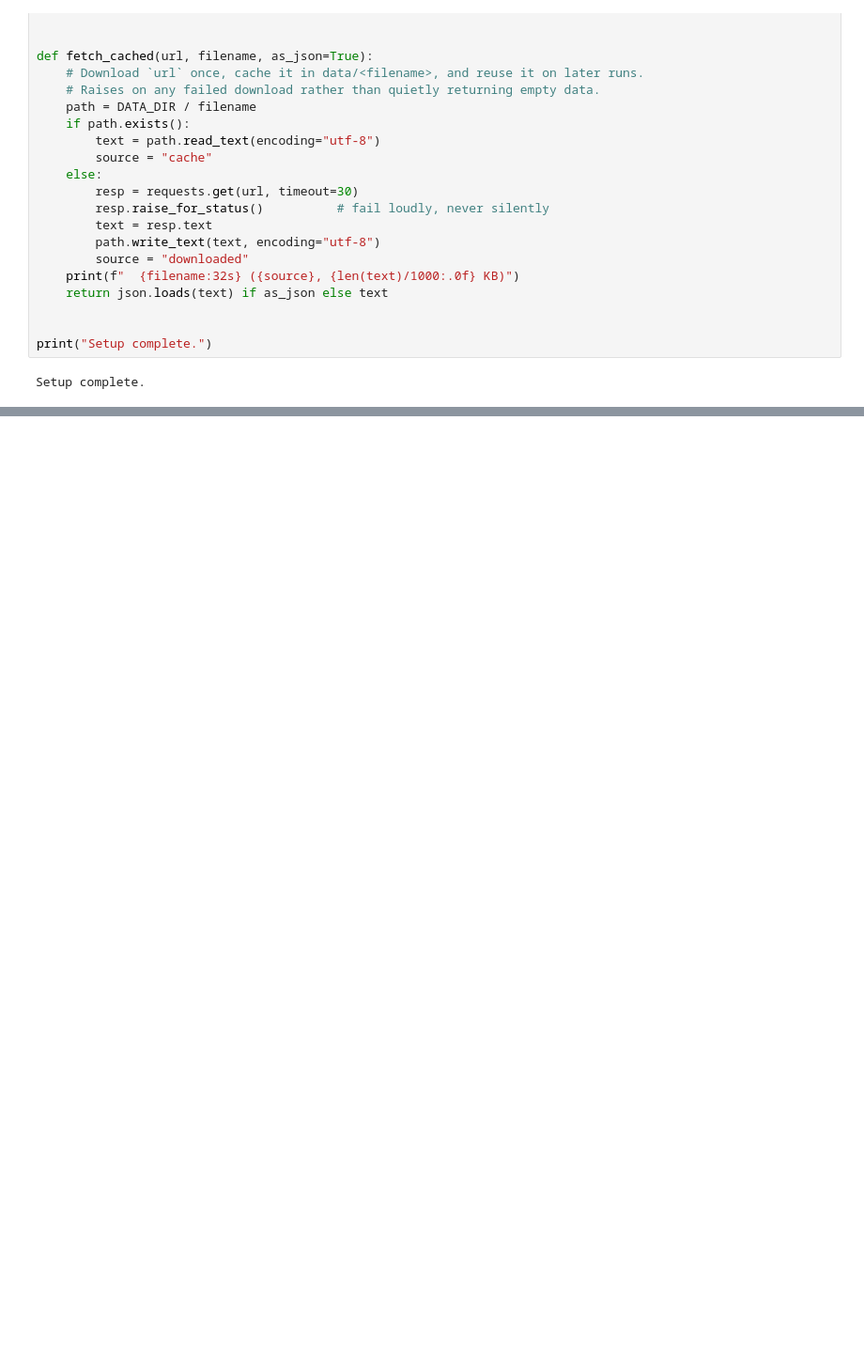
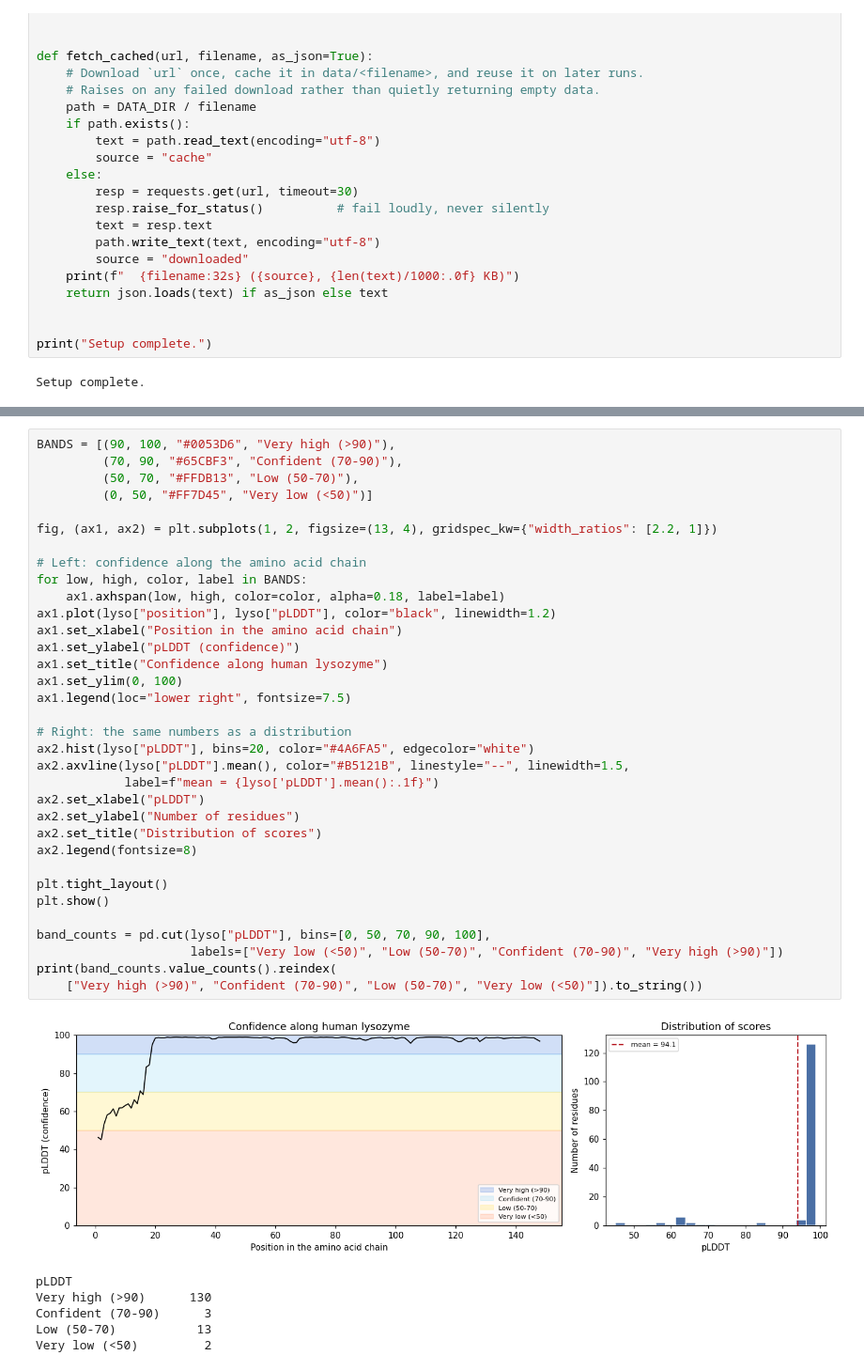
Before and after one commit to legpt/alphafold-confidence-project, a Jupyter notebook: amino_acid_chemistry_confidence.ipynb, the cells around one changed output, grey strips where cells are left out. Shown at 94% size. Cells and saved outputs as stored; diff of their text form; blank space fills up the shorter version.

```diff
--- a/amino_acid_chemistry_confidence.ipynb
+++ b/amino_acid_chemistry_confidence.ipynb
@@ -116,0 +212,41 @@ Setup complete.
+# %%
+BANDS = [(90, 100, "#0053D6", "Very high (>90)"),
+         (70, 90, "#65CBF3", "Confident (70-90)"),
+         (50, 70, "#FFDB13", "Low (50-70)"),
+         (0, 50, "#FF7D45", "Very low (<50)")]
+
+fig, (ax1, ax2) = plt.subplots(1, 2, figsize=(13, 4), gridspec_kw={"width_ratios": [2.2, 1]})
+
+# Left: confidence along the amino acid chain
+for low, high, color, label in BANDS:
+    ax1.axhspan(low, high, color=color, alpha=0.18, label=label)
+ax1.plot(lyso["position"], lyso["pLDDT"], color="black", linewidth=1.2)
+ax1.set_xlabel("Position in the amino acid chain")
+ax1.set_ylabel("pLDDT (confidence)")
+ax1.set_title("Confidence along human lysozyme")
+ax1.set_ylim(0, 100)
+ax1.legend(loc="lower right", fontsize=7.5)
+
+# Right: the same numbers as a distribution
+ax2.hist(lyso["pLDDT"], bins=20, color="#4A6FA5", edgecolor="white")
+ax2.axvline(lyso["pLDDT"].mean(), color="#B5121B", linestyle="--", linewidth=1.5,
+            label=f"mean = {lyso['pLDDT'].mean():.1f}")
+ax2.set_xlabel("pLDDT")
+ax2.set_ylabel("Number of residues")
+ax2.set_title("Distribution of scores")
+ax2.legend(fontsize=8)
+
+plt.tight_layout()
+plt.show()
+
+band_counts = pd.cut(lyso["pLDDT"], bins=[0, 50, 70, 90, 100],
+                     labels=["Very low (<50)", "Low (50-70)", "Confident (70-90)", "Very high (>90)"])
+print(band_counts.value_counts().reindex(
+    ["Very high (>90)", "Confident (70-90)", "Low (50-70)", "Very low (<50)"]).to_string())
+# %% [output]
+[figure, added]
+pLDDT
+Very high (>90)      130
+Confident (70-90)      3
+Low (50-70)           13
+Very low (<50)         2
```
Also changed, not shown: parts of 8 cells of this notebook, 3 other files.
